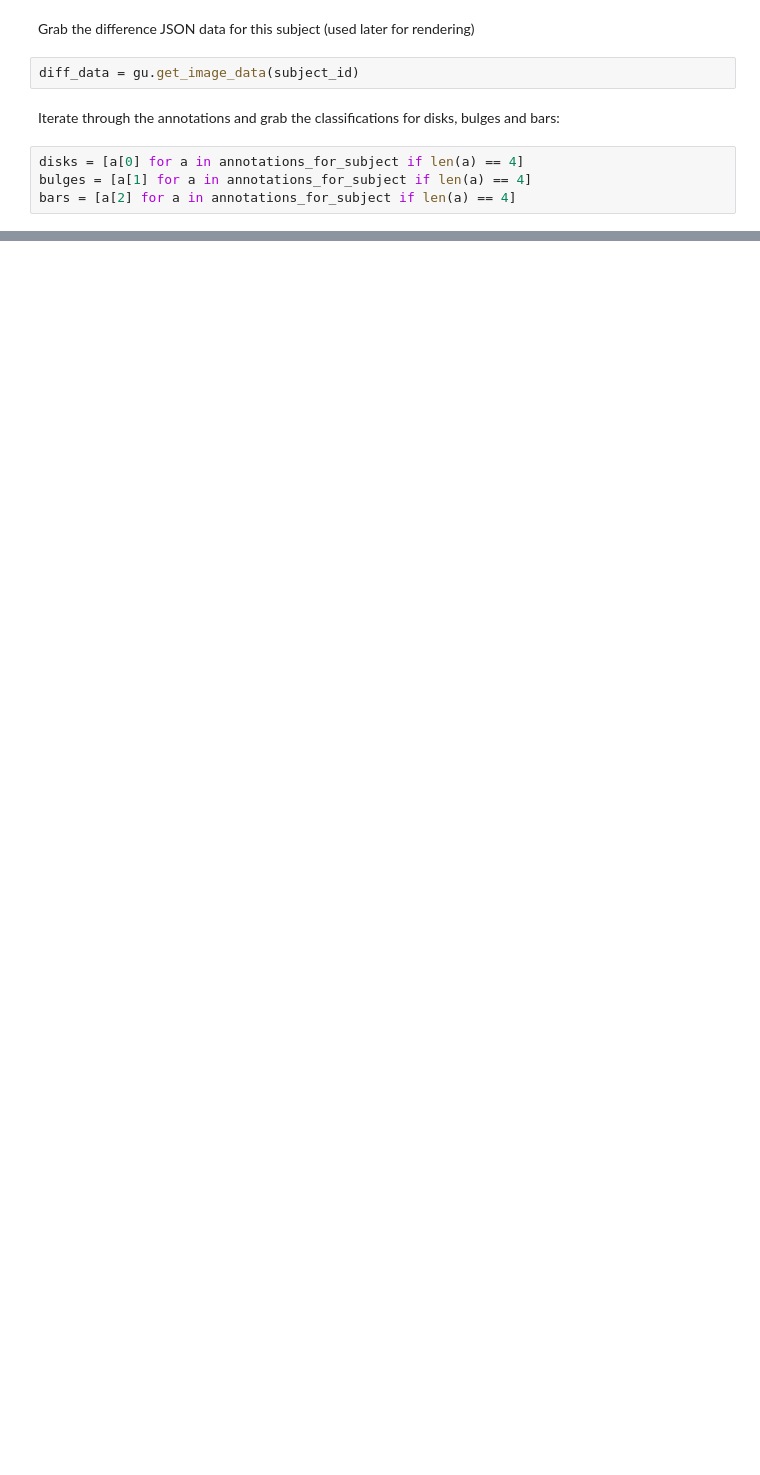
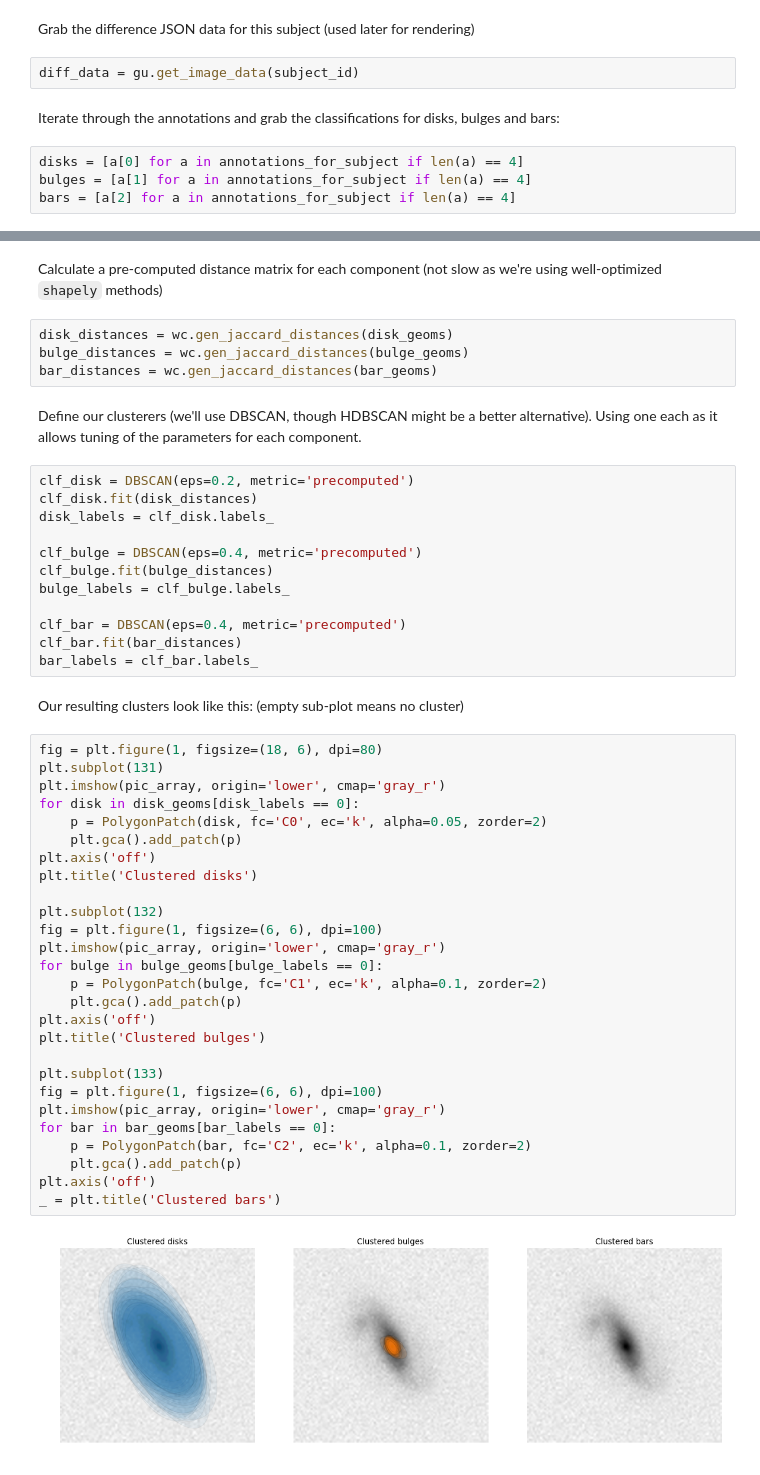
Before and after one commit to tingard/Galaxy-builder-aggregation, a Jupyter notebook: component-clustering/cluster-bulge-disk.ipynb, the cells around one changed output, grey strips where cells are left out. Drawn from its saved outputs; the diff is of its cells as text; blank space fills up the shorter version.

Commit message:
Implemented Jaccard distance in component clustering. Settled on R(theta) spiral fitting

```diff
--- a/component-clustering/cluster-bulge-disk.ipynb
+++ b/component-clustering/cluster-bulge-disk.ipynb
@@ -573,0 +140,51 @@ _ = pm.display('clustered_components', f)
+# %% [markdown]
+Calculate a pre-computed distance matrix for each component (not slow as we're using well-optimized `shapely` methods)
+# %%
+disk_distances = wc.gen_jaccard_distances(disk_geoms)
+bulge_distances = wc.gen_jaccard_distances(bulge_geoms)
+bar_distances = wc.gen_jaccard_distances(bar_geoms)
+# %% [markdown]
+Define our clusterers (we'll use DBSCAN, though HDBSCAN might be a better alternative). Using one each as it allows tuning of the parameters for each component.
+# %%
+clf_disk = DBSCAN(eps=0.2, metric='precomputed')
+clf_disk.fit(disk_distances)
+disk_labels = clf_disk.labels_
+
+clf_bulge = DBSCAN(eps=0.4, metric='precomputed')
+clf_bulge.fit(bulge_distances)
+bulge_labels = clf_bulge.labels_
+
+clf_bar = DBSCAN(eps=0.4, metric='precomputed')
+clf_bar.fit(bar_distances)
+bar_labels = clf_bar.labels_
+# %% [markdown]
+Our resulting clusters look like this: (empty sub-plot means no cluster)
+# %%
+fig = plt.figure(1, figsize=(18, 6), dpi=80)
+plt.subplot(131)
+plt.imshow(pic_array, origin='lower', cmap='gray_r')
+for disk in disk_geoms[disk_labels == 0]:
+    p = PolygonPatch(disk, fc='C0', ec='k', alpha=0.05, zorder=2)
+    plt.gca().add_patch(p)
+plt.axis('off')
+plt.title('Clustered disks')
+
+plt.subplot(132)
+fig = plt.figure(1, figsize=(6, 6), dpi=100)
+plt.imshow(pic_array, origin='lower', cmap='gray_r')
+for bulge in bulge_geoms[bulge_labels == 0]:
+    p = PolygonPatch(bulge, fc='C1', ec='k', alpha=0.1, zorder=2)
+    plt.gca().add_patch(p)
+plt.axis('off')
+plt.title('Clustered bulges')
+
+plt.subplot(133)
+fig = plt.figure(1, figsize=(6, 6), dpi=100)
+plt.imshow(pic_array, origin='lower', cmap='gray_r')
+for bar in bar_geoms[bar_labels == 0]:
+    p = PolygonPatch(bar, fc='C2', ec='k', alpha=0.1, zorder=2)
+    plt.gca().add_patch(p)
+plt.axis('off')
+_ = plt.title('Clustered bars')
+# %% [output]
+[figure, added]
```
Also changed, not shown: parts of 72 cells of this notebook, 7 other files.
